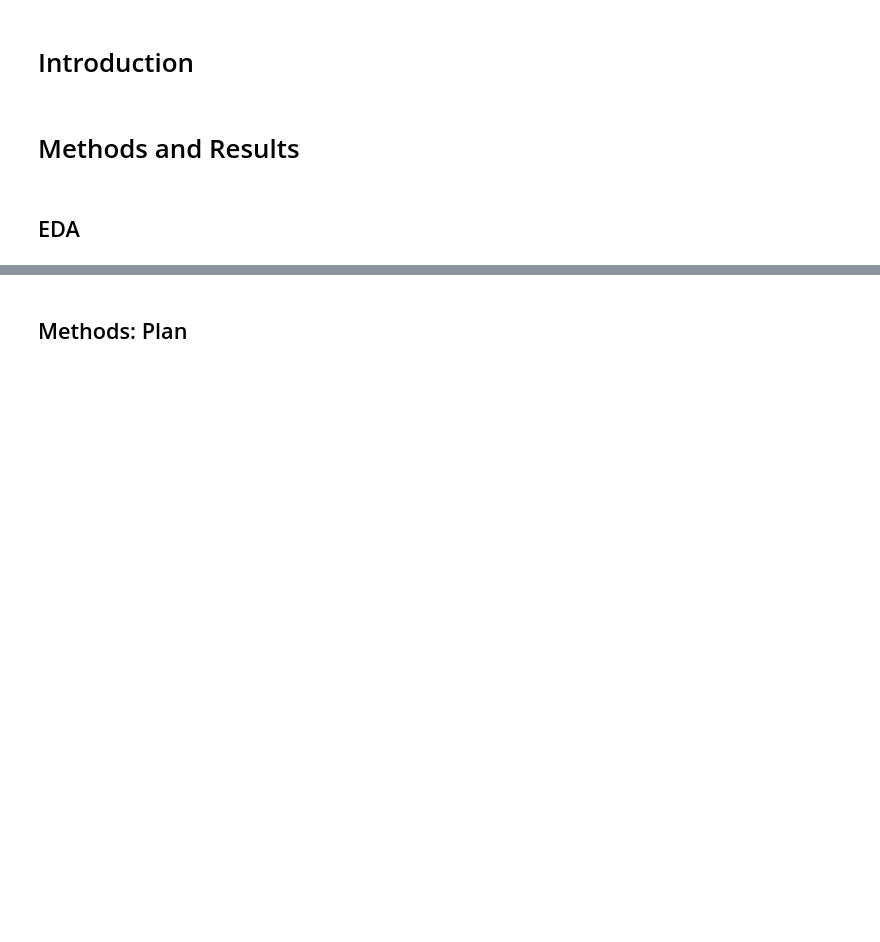
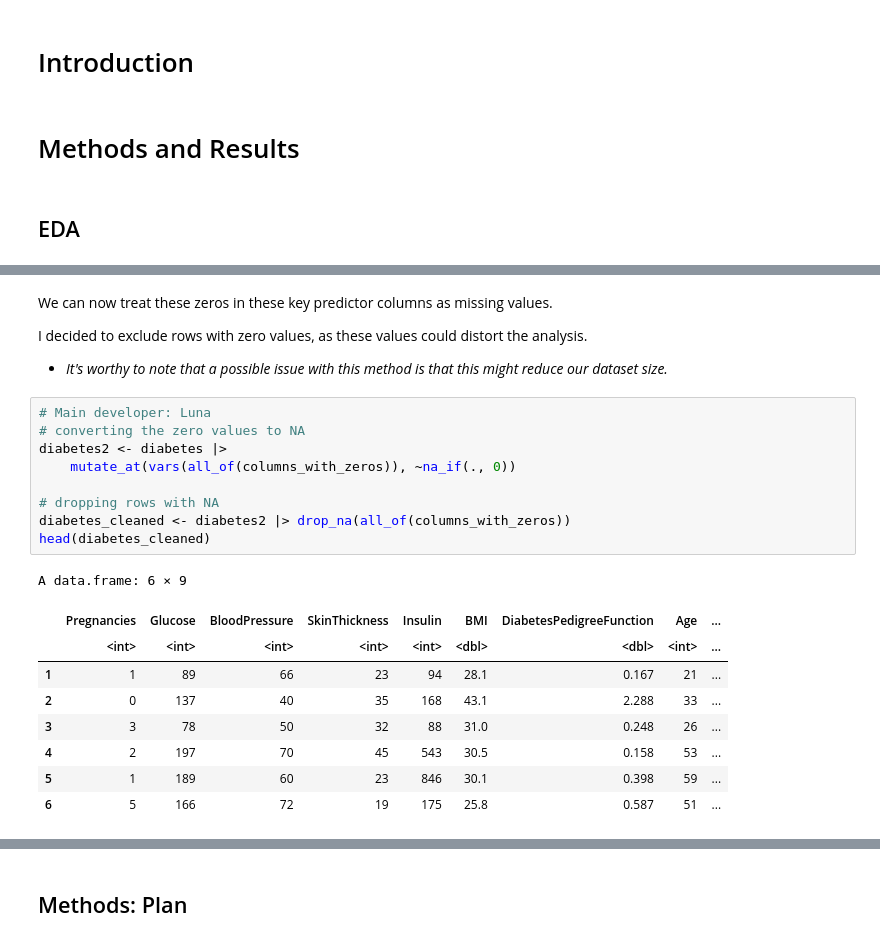
Before and after one commit to justinyyl/STAT_301_Group_31, a Jupyter notebook: Group_Report.ipynb, the cells around one changed output, grey strips where cells are left out. Saved outputs shown, nothing was run; the diff lists cells and outputs as text; blank space fills up the shorter version.

Commit message:
Method - v1

```diff
--- a/Group_Report.ipynb
+++ b/Group_Report.ipynb
@@ -52,0 +84,24 @@ A data.frame: 6 × 9
+# %% [markdown]
+We can now treat these zeros in these key predictor columns as missing values.
+
+I decided to exclude rows with zero values, as these values could distort the analysis.
+- _It's worthy to note that a possible issue with this method is that this might reduce our dataset size._
+# %%
+# Main developer: Luna
+# converting the zero values to NA
+diabetes2 <- diabetes |>
+    mutate_at(vars(all_of(columns_with_zeros)), ~na_if(., 0))
+
+# dropping rows with NA
+diabetes_cleaned <- diabetes2 |> drop_na(all_of(columns_with_zeros))
+head(diabetes_cleaned)
+# %% [output]
+A data.frame: 6 × 9
+|  | Pregnancies | Glucose | BloodPressure | SkinThickness | Insulin | BMI | DiabetesPedigreeFunction | Age | ... |
+|  | <int> | <int> | <int> | <int> | <int> | <dbl> | <dbl> | <int> | ... |
+| 1 | 1 | 89 | 66 | 23 | 94 | 28.1 | 0.167 | 21 | ... |
+| 2 | 0 | 137 | 40 | 35 | 168 | 43.1 | 2.288 | 33 | ... |
+| 3 | 3 | 78 | 50 | 32 | 88 | 31.0 | 0.248 | 26 | ... |
+| 4 | 2 | 197 | 70 | 45 | 543 | 30.5 | 0.158 | 53 | ... |
+| 5 | 1 | 189 | 60 | 23 | 846 | 30.1 | 0.398 | 59 | ... |
+| 6 | 5 | 166 | 72 | 19 | 175 | 25.8 | 0.587 | 51 | ... |
```
Also changed, not shown: parts of 25 cells of this notebook.
